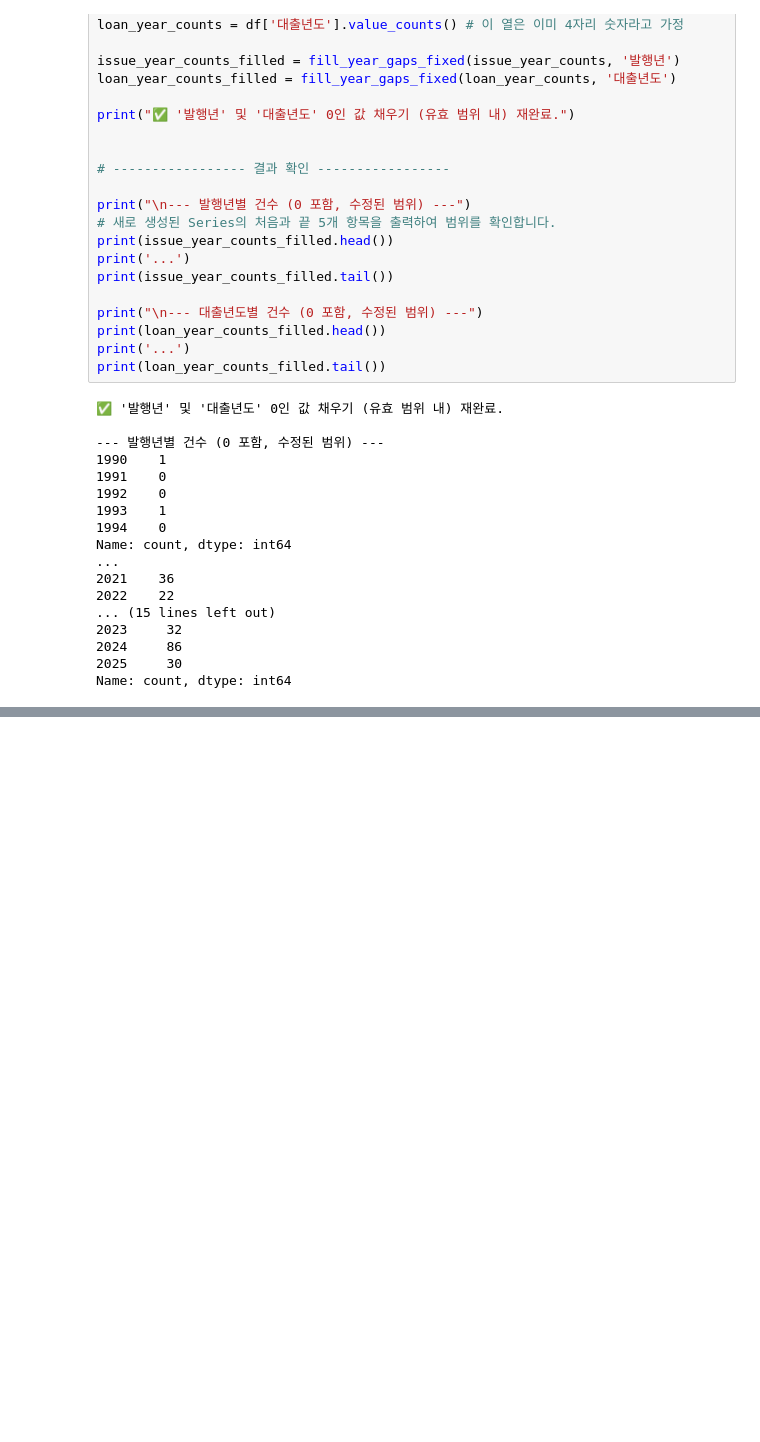
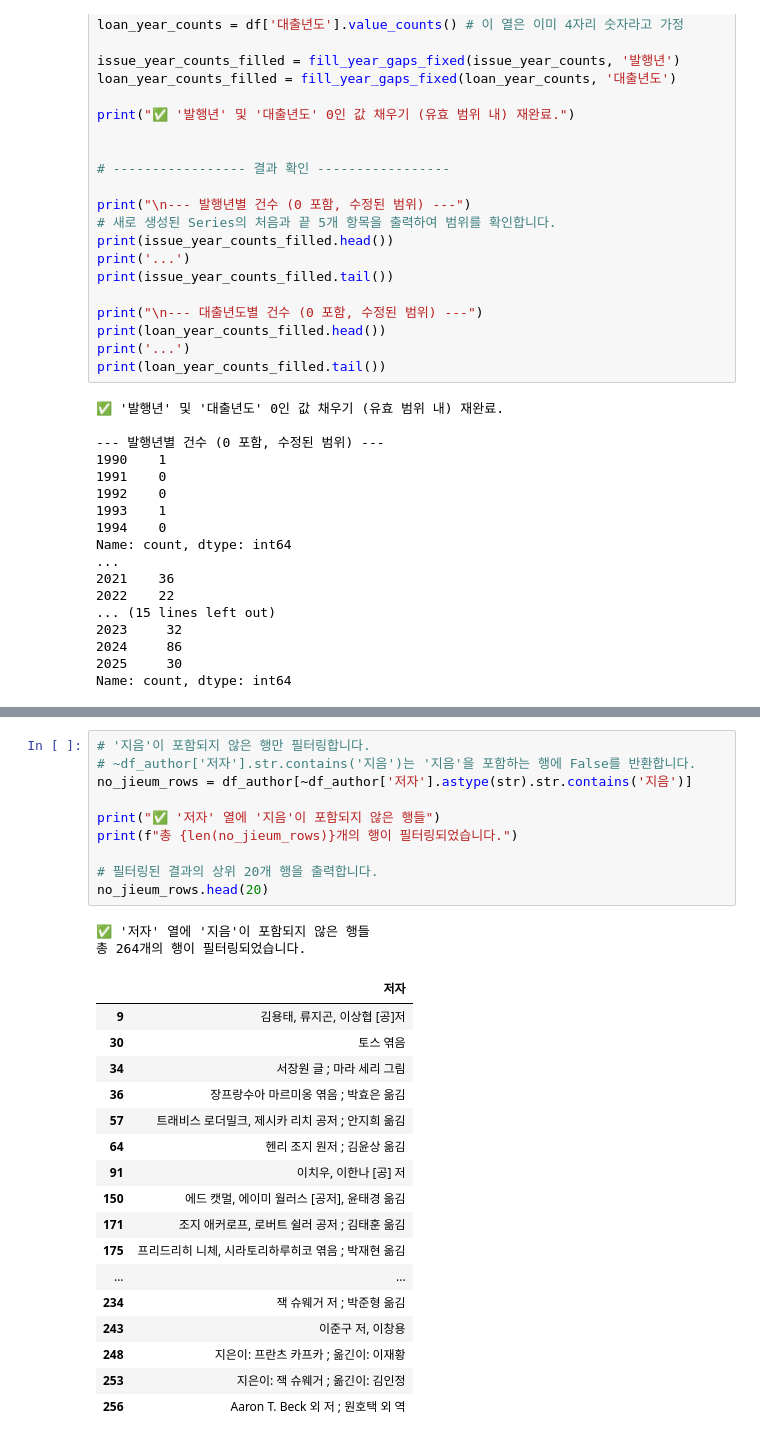
Before and after one commit to PhamPham2S/Book_Borrowing_Analysis, a Jupyter notebook: book_borrowing_analysis.ipynb, the cells around one changed output, grey strips where cells are left out. Saved outputs shown, nothing was run; the diff lists cells and outputs as text; blank space fills up the shorter version.

```diff
--- a/book_borrowing_analysis.ipynb
+++ b/book_borrowing_analysis.ipynb
@@ -399,0 +466,30 @@ print("\n--- 모든 그래프 출력이 완료되었습니다. ---")
+# %%
+# '지음'이 포함되지 않은 행만 필터링합니다.
+# ~df_author['저자'].str.contains('지음')는 '지음'을 포함하는 행에 False를 반환합니다.
+no_jieum_rows = df_author[~df_author['저자'].astype(str).str.contains('지음')]
+
+print("✅ '저자' 열에 '지음'이 포함되지 않은 행들")
+print(f"총 {len(no_jieum_rows)}개의 행이 필터링되었습니다.")
+
+# 필터링된 결과의 상위 20개 행을 출력합니다.
+no_jieum_rows.head(20)
+# %% [output]
+✅ '저자' 열에 '지음'이 포함되지 않은 행들
+총 264개의 행이 필터링되었습니다.
+|  | 저자 |
+| 9 | 김용태, 류지곤, 이상협 [공]저 |
+| 30 | 토스 엮음 |
+| 34 | 서장원 글 ; 마라 세리 그림 |
+| 36 | 장프랑수아 마르미옹 엮음 ; 박효은 옮김 |
+| 57 | 트래비스 로더밀크, 제시카 리치 공저 ; 안지희 옮김 |
+| 64 | 헨리 조지 원저 ; 김윤상 옮김 |
+| 91 | 이치우, 이한나 [공] 저 |
+| 150 | 에드 캣멀, 에이미 월러스 [공저], 윤태경 옮김 |
+| 171 | 조지 애커로프, 로버트 쉴러 공저 ; 김태훈 옮김 |
+| 175 | 프리드리히 니체, 시라토리하루히코 엮음 ; 박재현 옮김 |
+| ... | ... |
+| 234 | 잭 슈웨거 저 ; 박준형 옮김 |
+| 243 | 이준구 저, 이창용 |
+| 248 | 지은이: 프란츠 카프카 ; 옮긴이: 이재황 |
+| 253 | 지은이: 잭 슈웨거 ; 옮긴이: 김인정 |
+| 256 | Aaron T. Beck 외 저 ; 원호택 외 역 |
```
Also changed, not shown: parts of 4 cells of this notebook, 1 other file.
